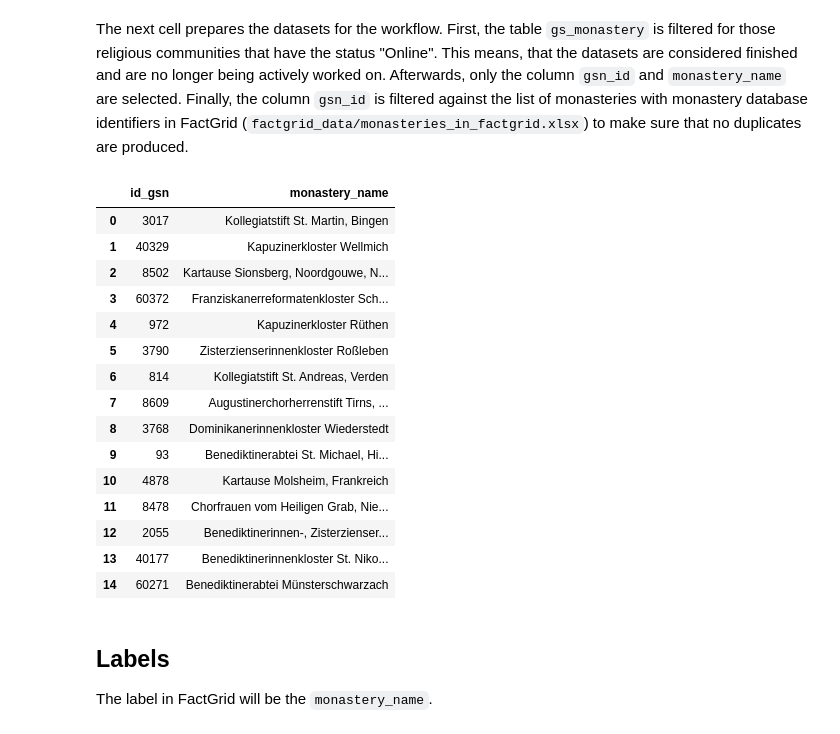
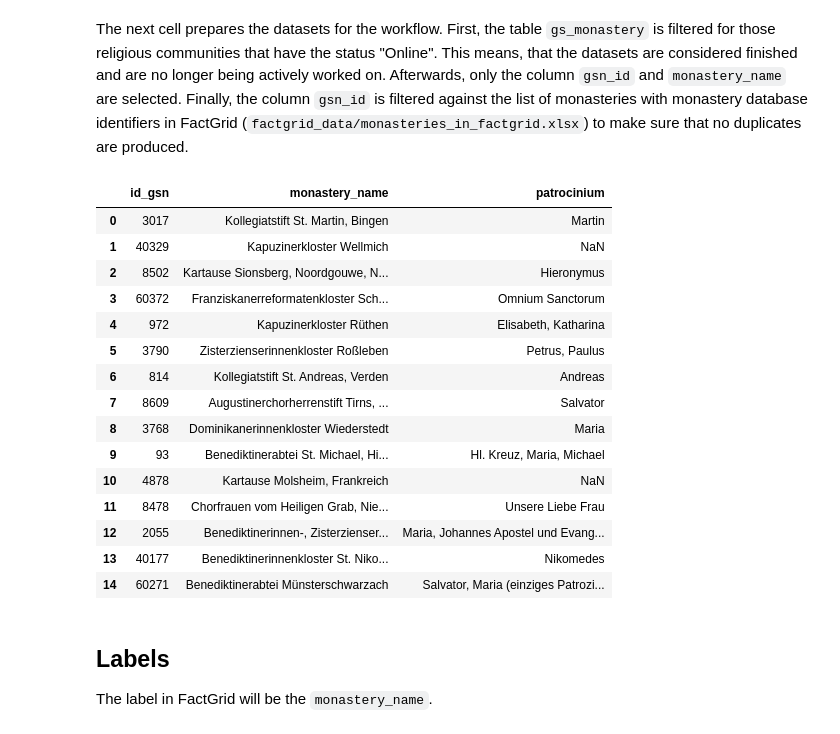
Before and after one commit to Germania-Sacra/DomVoc, a Jupyter notebook: 2 - Monasteries.ipynb, the cells around one changed output. Cells and saved outputs as stored; diff of their text form; code cells hidden in the pictures.

```diff
--- a/2 - Monasteries.ipynb
+++ b/2 - Monasteries.ipynb
@@ -32,27 +32,27 @@ The next cell prepares the datasets for the workflow. First, the table `gs_monas
 # %%
 # Filter for monasteries online
 monasteries_online = dataframes["gs_monastery"][dataframes["gs_monastery"]["status"] == "Online"]
 # Drop irrelevant columns
-prepared_df = monasteries_online[["id_gsn", "monastery_name"]]
+prepared_df = monasteries_online[["id_gsn", "monastery_name", "patrocinium"]]
 prepared_df = prepared_df[~prepared_df["id_gsn"].isin(dataframes["monasteries_in_factgrid"]["KlosterdatenbankID"])]
 prepared_df
 # %% [output]
-|  | id_gsn | monastery_name |
-| 0 | 3017 | Kollegiatstift St. Martin, Bingen |
-| 1 | 40329 | Kapuzinerkloster Wellmich |
-| 2 | 8502 | Kartause Sionsberg, Noordgouwe, N... |
-| 3 | 60372 | Franziskanerreformatenkloster Sch... |
-| 4 | 972 | Kapuzinerkloster Rüthen |
-| 5 | 3790 | Zisterzienserinnenkloster Roßleben |
-| 6 | 814 | Kollegiatstift St. Andreas, Verden |
-| 7 | 8609 | Augustinerchorherrenstift Tirns, ... |
-| 8 | 3768 | Dominikanerinnenkloster Wiederstedt |
-| 9 | 93 | Benediktinerabtei St. Michael, Hi... |
-| 10 | 4878 | Kartause Molsheim, Frankreich |
-| 11 | 8478 | Chorfrauen vom Heiligen Grab, Nie... |
-| 12 | 2055 | Benediktinerinnen-, Zisterzienser... |
-| 13 | 40177 | Benediktinerinnenkloster St. Niko... |
-| 14 | 60271 | Benediktinerabtei Münsterschwarzach |
+|  | id_gsn | monastery_name | patrocinium |
+| 0 | 3017 | Kollegiatstift St. Martin, Bingen | Martin |
+| 1 | 40329 | Kapuzinerkloster Wellmich | NaN |
+| 2 | 8502 | Kartause Sionsberg, Noordgouwe, N... | Hieronymus |
+| 3 | 60372 | Franziskanerreformatenkloster Sch... | Omnium Sanctorum |
+| 4 | 972 | Kapuzinerkloster Rüthen | Elisabeth, Katharina |
+| 5 | 3790 | Zisterzienserinnenkloster Roßleben | Petrus, Paulus |
+| 6 | 814 | Kollegiatstift St. Andreas, Verden | Andreas |
+| 7 | 8609 | Augustinerchorherrenstift Tirns, ... | Salvator |
+| 8 | 3768 | Dominikanerinnenkloster Wiederstedt | Maria |
+| 9 | 93 | Benediktinerabtei St. Michael, Hi... | Hl. Kreuz, Maria, Michael |
+| 10 | 4878 | Kartause Molsheim, Frankreich | NaN |
+| 11 | 8478 | Chorfrauen vom Heiligen Grab, Nie... | Unsere Liebe Frau |
+| 12 | 2055 | Benediktinerinnen-, Zisterzienser... | Maria, Johannes Apostel und Evang... |
+| 13 | 40177 | Benediktinerinnenkloster St. Niko... | Nikomedes |
+| 14 | 60271 | Benediktinerabtei Münsterschwarzach | Salvator, Maria (einziges Patrozi... |
 # %% [markdown]
 ## Labels
 
```
Also changed, not shown: parts of 7 cells of this notebook.
